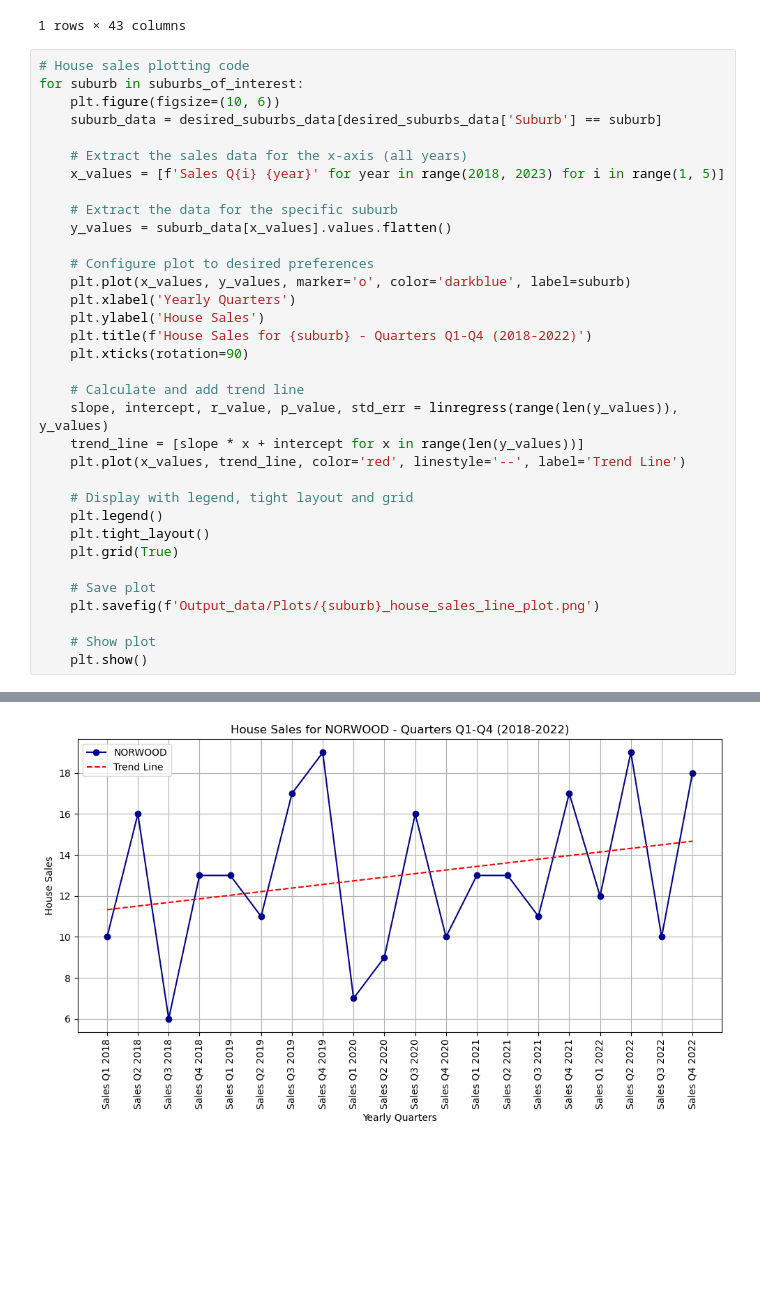
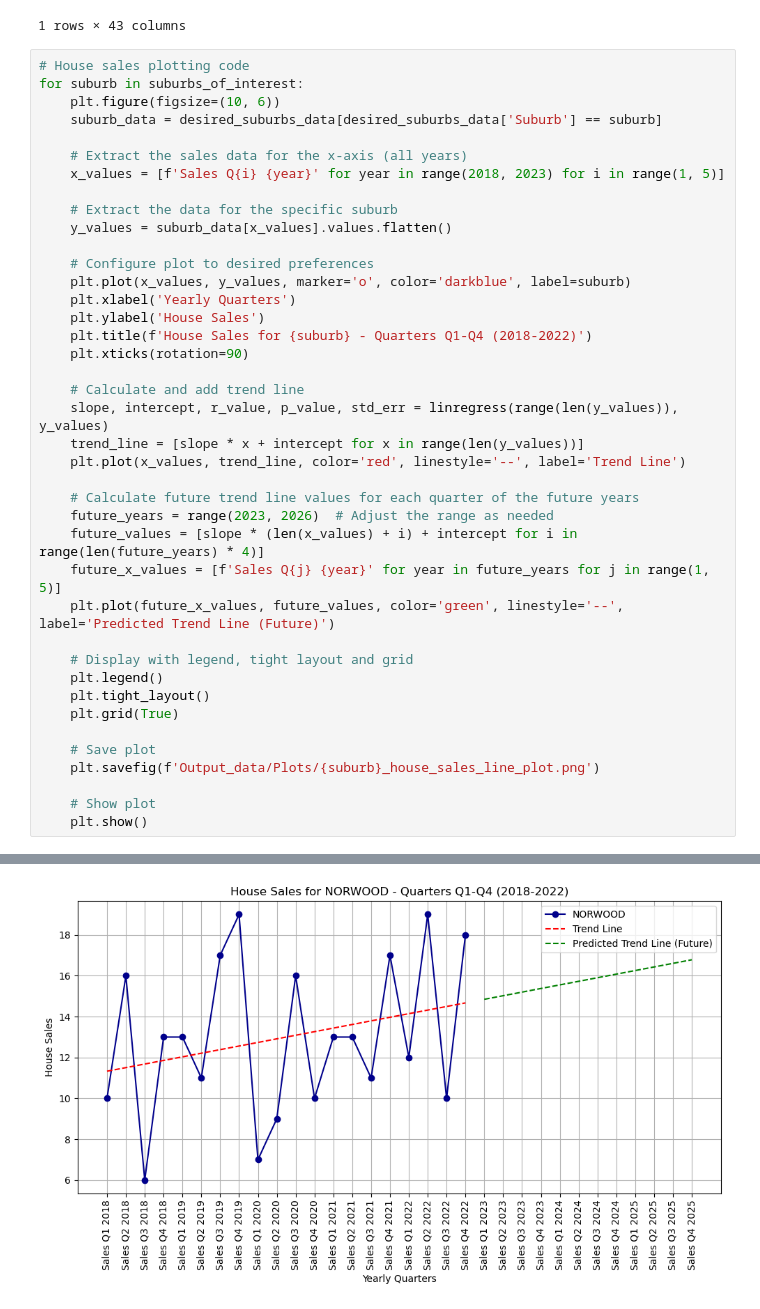
Before and after one commit to VanHg33/Challenge_7-8_Project1, a Jupyter notebook: Project 1/Jordan_Data_Analysis.ipynb, the cells around one changed output, grey strips where cells are left out. Saved outputs shown, nothing was run; the diff lists cells and outputs as text; blank space fills up the shorter version.

Commit message:
Added future trend lines to line graphs

```diff
--- a/Project 1/Jordan_Data_Analysis.ipynb
+++ b/Project 1/Jordan_Data_Analysis.ipynb
@@ -134,34 +134,40 @@ for suburb in suburbs_of_interest:
     # Extract the sales data for the x-axis (all years)
     x_values = [f'Sales Q{i} {year}' for year in range(2018, 2023) for i in range(1, 5)]
 
     # Extract the data for the specific suburb
     y_values = suburb_data[x_values].values.flatten()
 
     # Configure plot to desired preferences
     plt.plot(x_values, y_values, marker='o', color='darkblue', label=suburb)
     plt.xlabel('Yearly Quarters')
     plt.ylabel('House Sales')
     plt.title(f'House Sales for {suburb} - Quarters Q1-Q4 (2018-2022)')
     plt.xticks(rotation=90)
 
     # Calculate and add trend line
     slope, intercept, r_value, p_value, std_err = linregress(range(len(y_values)), y_values)
     trend_line = [slope * x + intercept for x in range(len(y_values))]
     plt.plot(x_values, trend_line, color='red', linestyle='--', label='Trend Line')
 
+    # Calculate future trend line values for each quarter of the future years
+    future_years = range(2023, 2026)  # Adjust the range as needed
+    future_values = [slope * (len(x_values) + i) + intercept for i in range(len(future_years) * 4)]
+    future_x_values = [f'Sales Q{j} {year}' for year in future_years for j in range(1, 5)]
+    plt.plot(future_x_values, future_values, color='green', linestyle='--', label='Predicted Trend Line (Future)')
+
     # Display with legend, tight layout and grid
     plt.legend()
     plt.tight_layout()
     plt.grid(True)
 
     # Save plot
     plt.savefig(f'Output_data/Plots/{suburb}_house_sales_line_plot.png')
 
     # Show plot
     plt.show()
 # %% [output]
 Intel MKL WARNING: Support of Intel(R) Streaming SIMD Extensions 4.2 (Intel(R) SSE4.2) enabled only processors has been deprecated. Intel oneAPI Math Kernel Library 2025.0 will require Intel(R) Advanc ...
-[figure, old version]
+[figure, new version]
 # %%
 # Median house prices plotting code
 for suburb in suburbs_of_interest:
```
Also changed, not shown: parts of 1 cell of this notebook, 5 other files.
